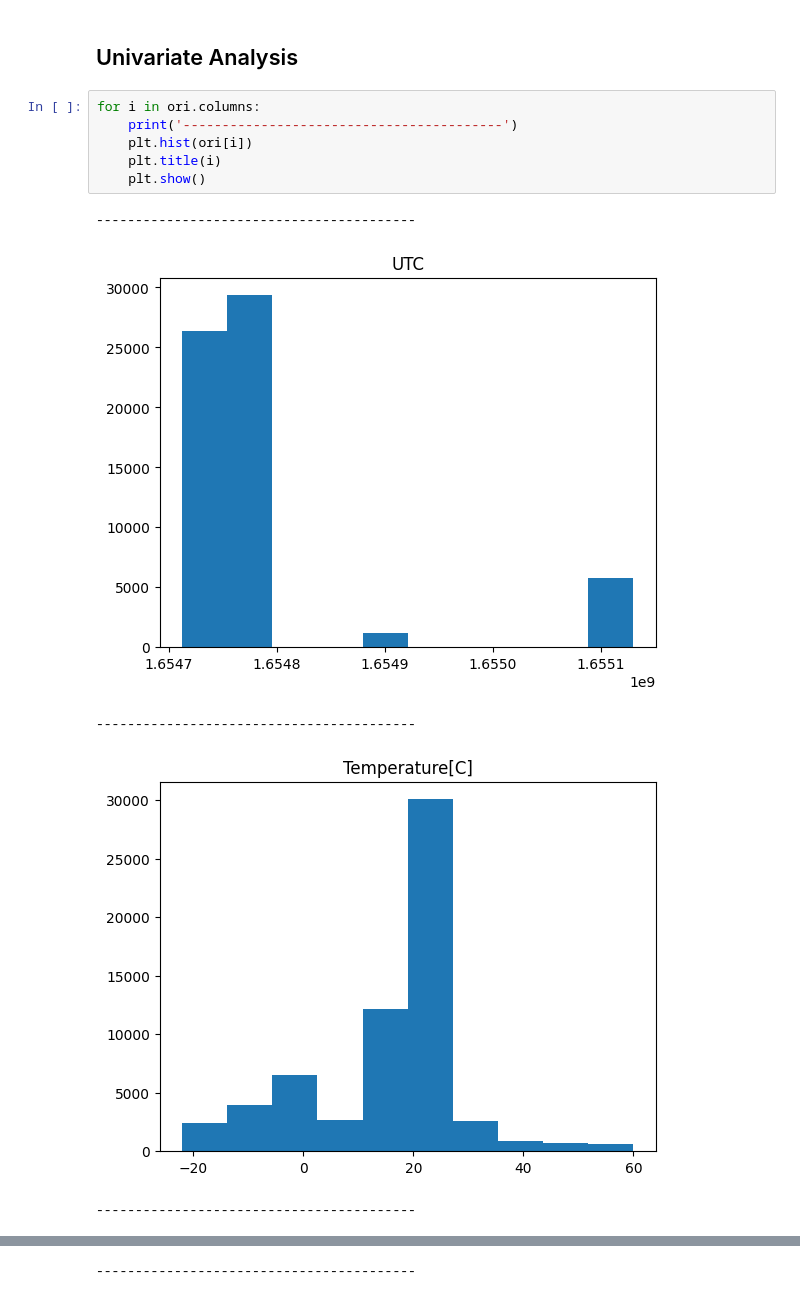
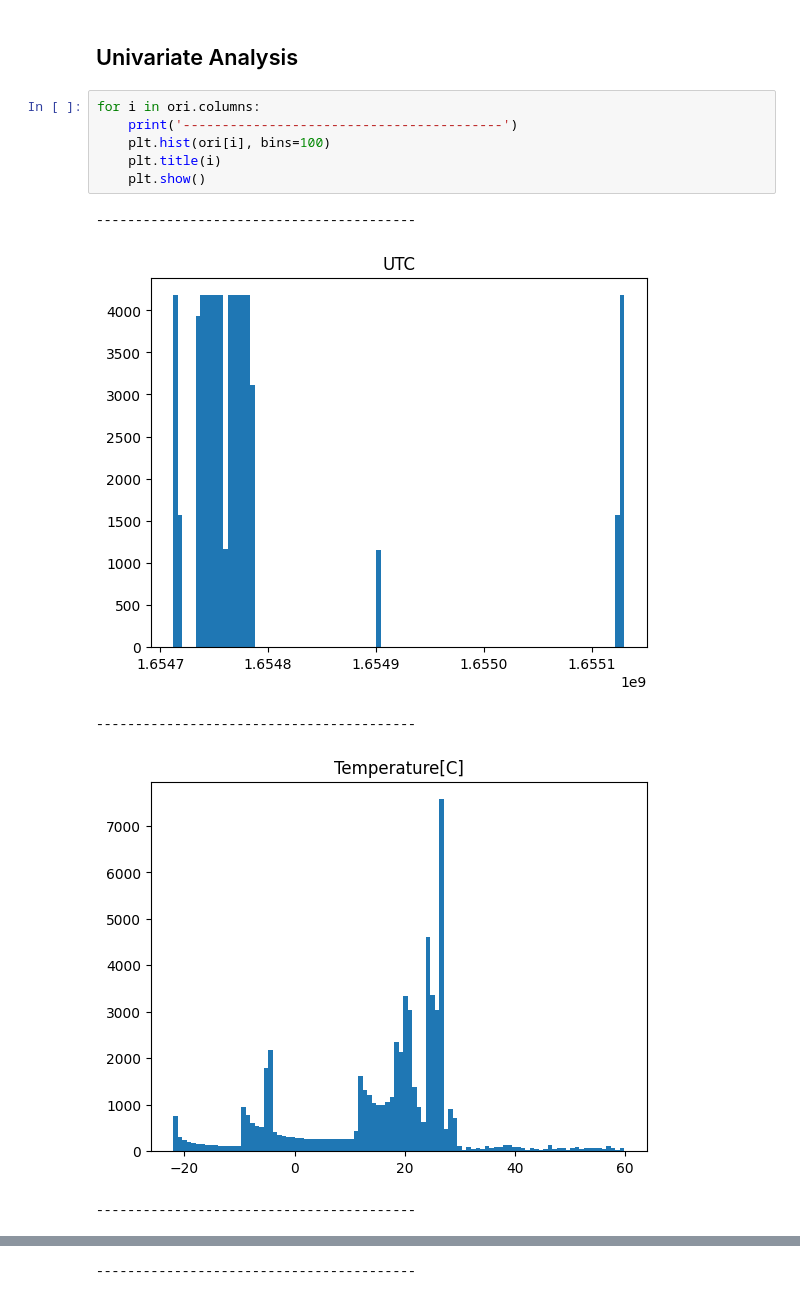
Before and after one commit to hendrikt1479/ml_project_final, a Jupyter notebook: notebooks/smoke.ipynb, the cells around one changed output, grey strips where cells are left out. Cells and saved outputs as stored; diff of their text form.

```diff
--- a/notebooks/smoke.ipynb
+++ b/notebooks/smoke.ipynb
@@ -56,12 +56,12 @@ ori.describe().T
 # %%
 for i in ori.columns:
     print('-----------------------------------------')
-    plt.hist(ori[i])
+    plt.hist(ori[i], bins=100)
     plt.title(i)
     plt.show()
 # %% [output]
 -----------------------------------------
-[figure, old version]
+[figure, new version]
 -----------------------------------------
-[figure, old version]
+[figure, new version]
 -----------------------------------------
```
Also changed, not shown: parts of 1 cell of this notebook.
